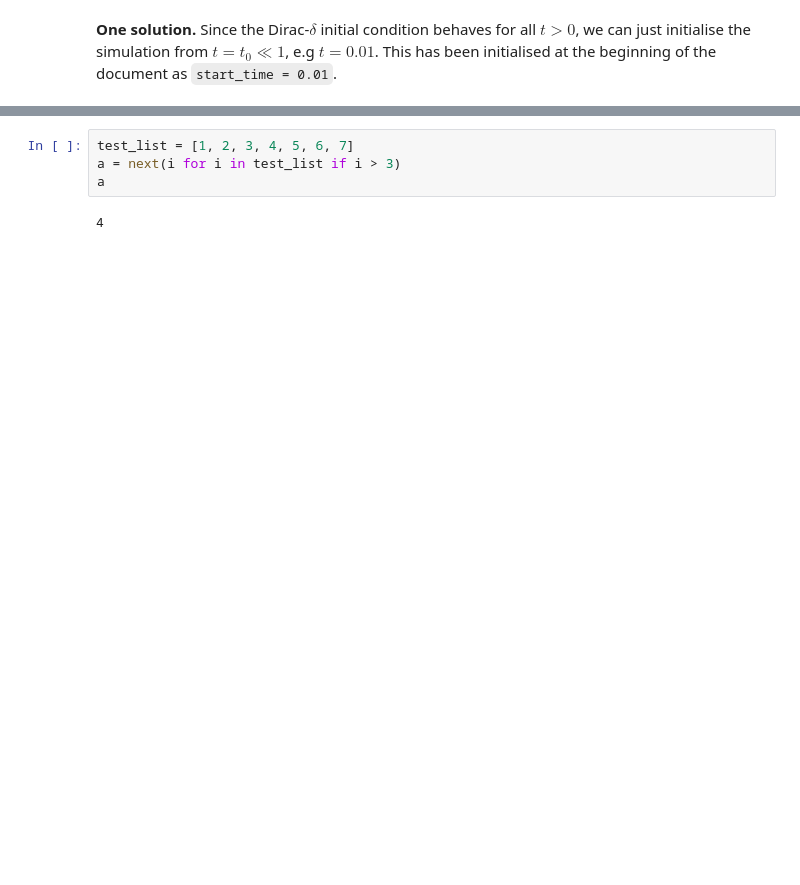
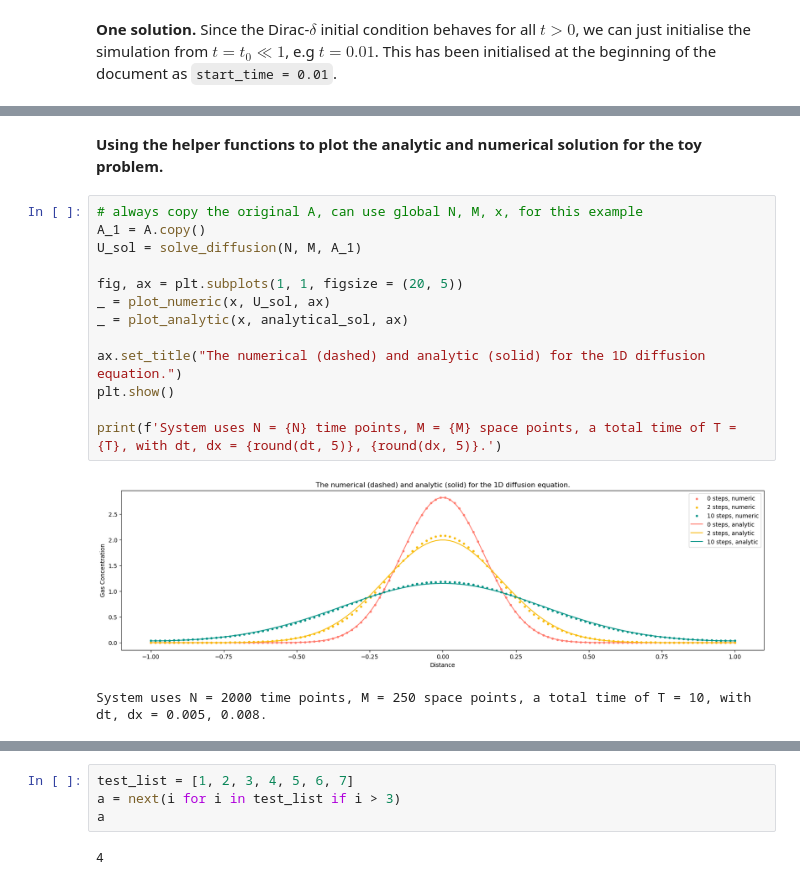
Before and after one commit to farellzev/uoe_industrial_p01, a Jupyter notebook: freds-project1.ipynb, the cells around one changed output, grey strips where cells are left out. Saved outputs shown, nothing was run; the diff lists cells and outputs as text; blank space fills up the shorter version.

```diff
--- a/freds-project1.ipynb
+++ b/freds-project1.ipynb
@@ -314,0 +267,18 @@ System uses N = 2000 time points, M = 250 space points, a total time of T = 10,
+# %% [markdown]
+**Using the helper functions to plot the analytic and numerical solution for the toy problem.**
+# %%
+# always copy the original A, can use global N, M, x, for this example
+A_1 = A.copy()
+U_sol = solve_diffusion(N, M, A_1)
+
+fig, ax = plt.subplots(1, 1, figsize = (20, 5))
+_ = plot_numeric(x, U_sol, ax)
+_ = plot_analytic(x, analytical_sol, ax)
+
+ax.set_title("The numerical (dashed) and analytic (solid) for the 1D diffusion equation.")
+plt.show()
+
+print(f'System uses N = {N} time points, M = {M} space points, a total time of T = {T}, with dt, dx = {round(dt, 5)}, {round(dx, 5)}.')
+# %% [output]
+[figure, added]
+System uses N = 2000 time points, M = 250 space points, a total time of T = 10, with dt, dx = 0.005, 0.008.
```
Also changed, not shown: parts of 27 cells of this notebook.
